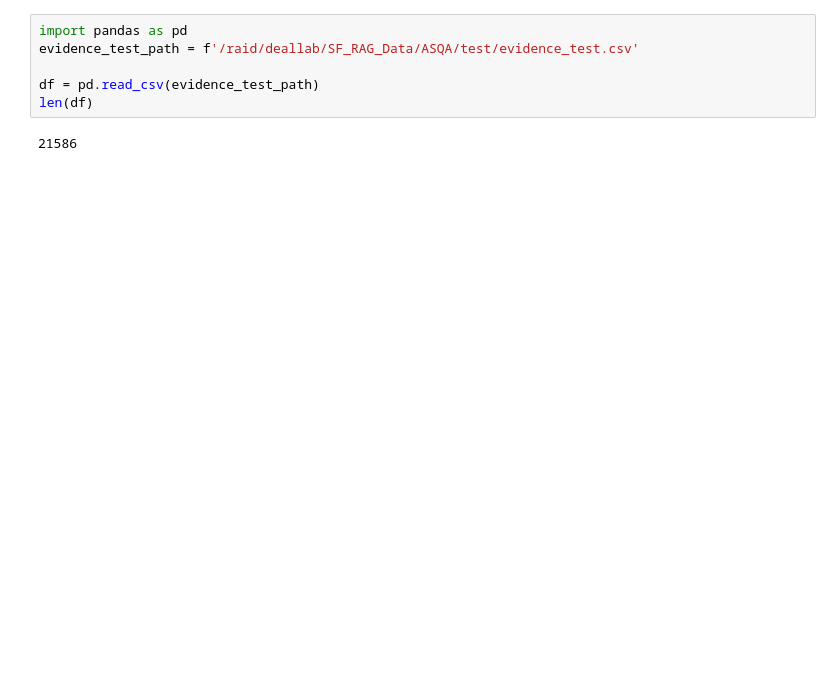
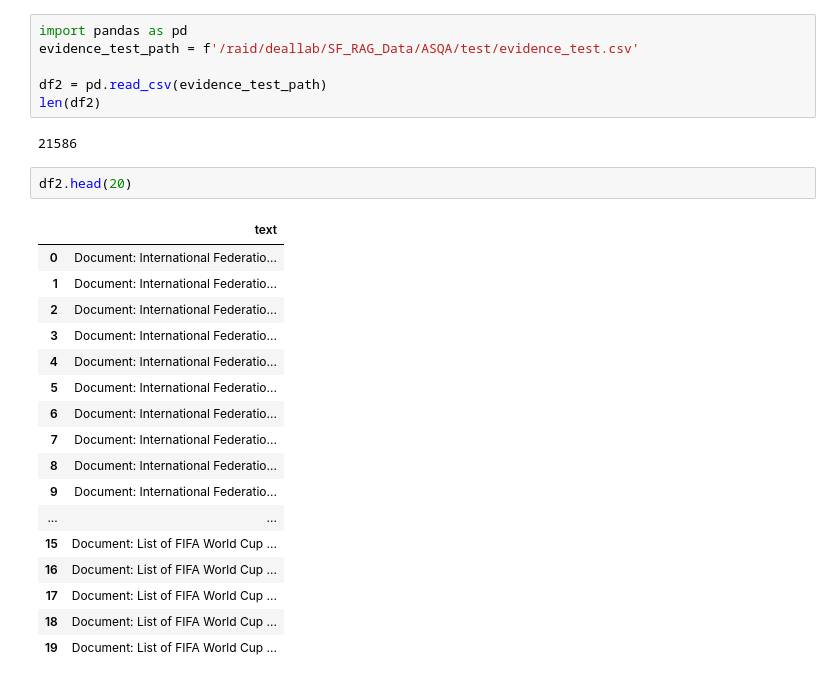
Before and after one commit to lab-paper-code/QriousRAG, a Jupyter notebook: data_prep/asqa_prep.ipynb, the cells around one changed output. Saved outputs shown, nothing was run; the diff lists cells and outputs as text; blank space fills up the shorter version.

```diff
--- a/data_prep/asqa_prep.ipynb
+++ b/data_prep/asqa_prep.ipynb
@@ -420,7 +440,27 @@ something went wrong
 import pandas as pd
 evidence_test_path = f'/raid/deallab/SF_RAG_Data/ASQA/test/evidence_test.csv'
 
-df = pd.read_csv(evidence_test_path)
-len(df)
+df2 = pd.read_csv(evidence_test_path)
+len(df2)
 # %% [output]
 21586
+# %%
+df2.head(20)
+# %% [output]
+|  | text |
+| 0 | Document: International Federatio... |
+| 1 | Document: International Federatio... |
+| 2 | Document: International Federatio... |
+| 3 | Document: International Federatio... |
+| 4 | Document: International Federatio... |
+| 5 | Document: International Federatio... |
+| 6 | Document: International Federatio... |
+| 7 | Document: International Federatio... |
+| 8 | Document: International Federatio... |
+| 9 | Document: International Federatio... |
+| ... | ... |
+| 15 | Document: List of FIFA World Cup ... |
+| 16 | Document: List of FIFA World Cup ... |
+| 17 | Document: List of FIFA World Cup ... |
+| 18 | Document: List of FIFA World Cup ... |
+| 19 | Document: List of FIFA World Cup ... |
```
Also changed, not shown: parts of 6 cells of this notebook, 6 other files.
